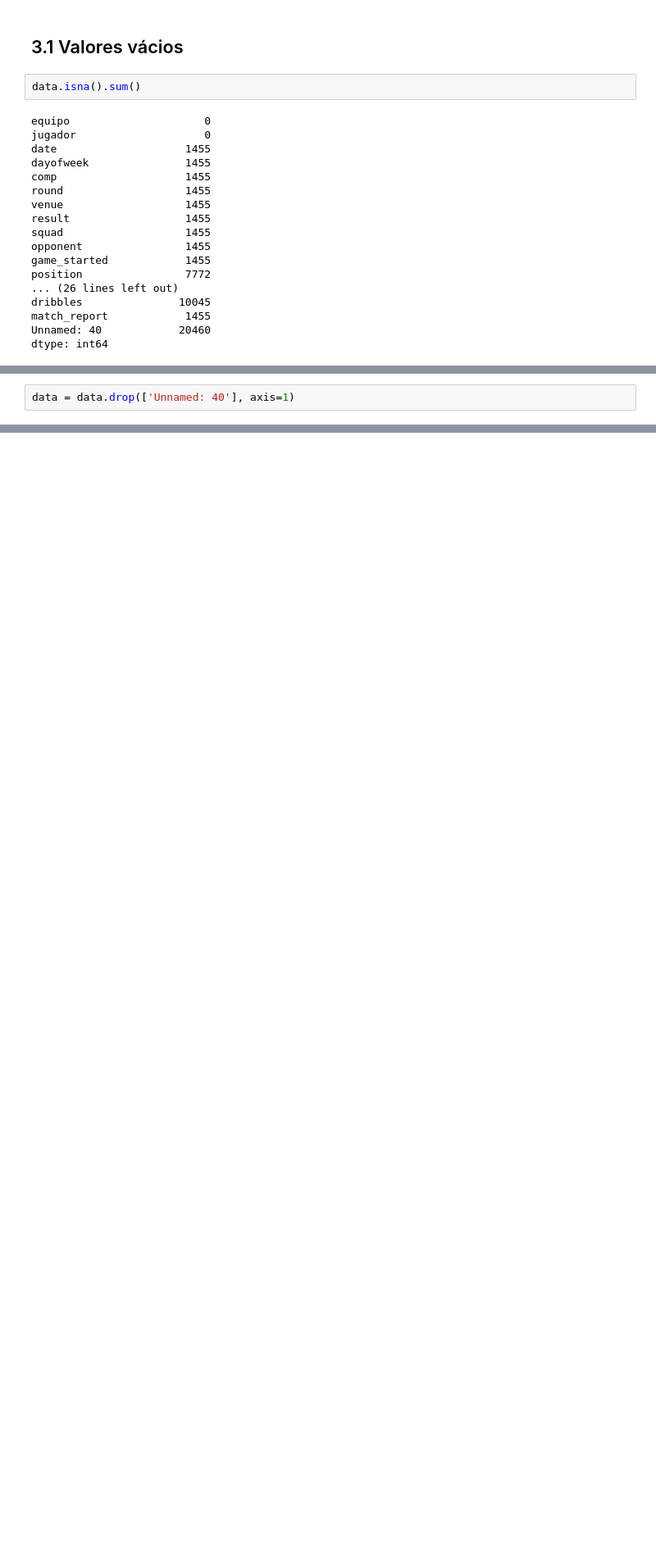
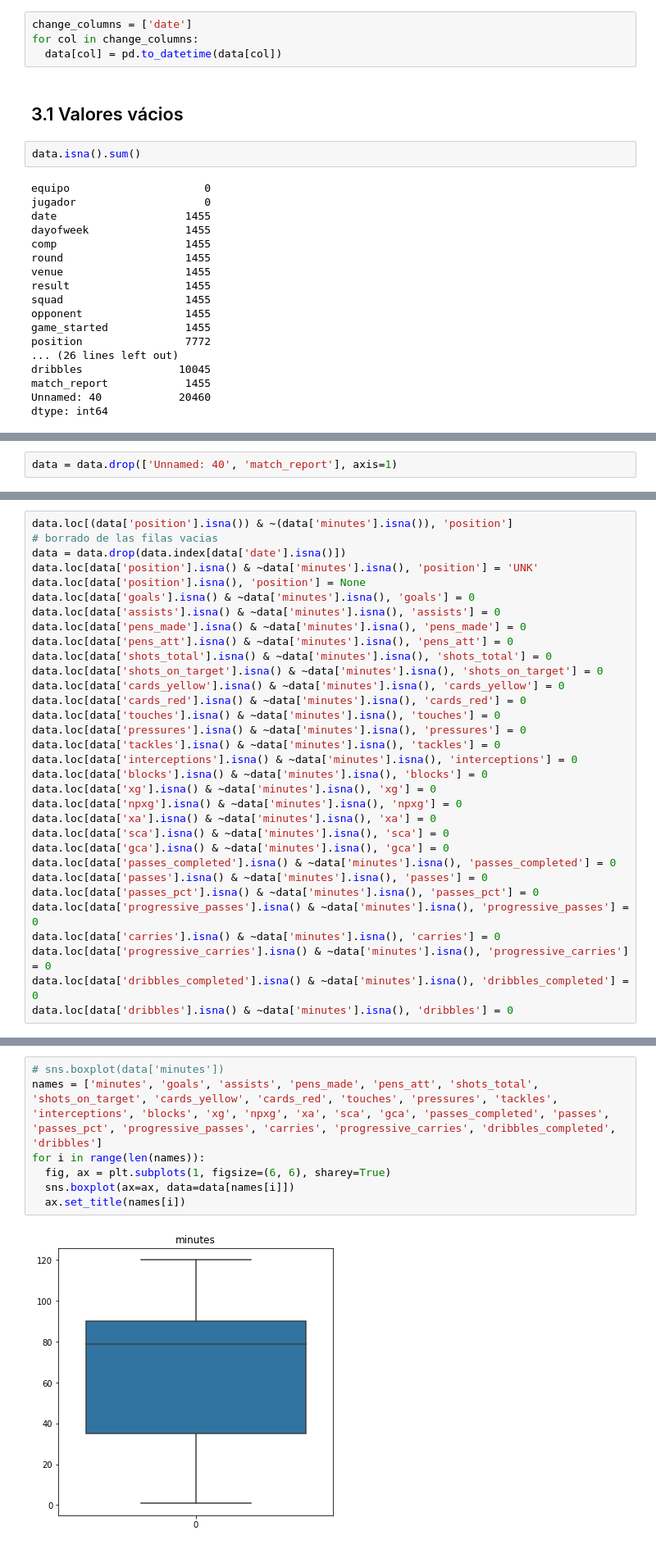
Before and after one commit to KoNGoL/Tipologia_prac1, a Jupyter notebook: Tipologia_prac2.ipynb, the cells around one changed output, grey strips where cells are left out. Shown at 82% size. Drawn from its saved outputs; the diff is of its cells as text; blank space fills up the shorter version.

```diff
--- a/Tipologia_prac2.ipynb
+++ b/Tipologia_prac2.ipynb
@@ -52,3 +79,7 @@ Los nombres de las variables son: Index(['equipo', 'jugador', 'date', 'dayofweek
+# %%
+change_columns = ['date']
+for col in change_columns:
+  data[col] = pd.to_datetime(data[col])
 # %% [markdown]
 ## 3.1 Valores vácios
 # %%
@@ -76,2 +107,2 @@ Vemos que se ha producido un error al cargar el CSV y se ha generado una columna
 # %%
-data = data.drop(['Unnamed: 40'], axis=1)
+data = data.drop(['Unnamed: 40', 'match_report'], axis=1)
@@ -81,0 +116,32 @@ KeyError: ignored
+# %%
+data.loc[(data['position'].isna()) & ~(data['minutes'].isna()), 'position']
+# borrado de las filas vacias
+data = data.drop(data.index[data['date'].isna()])
+data.loc[data['position'].isna() & ~data['minutes'].isna(), 'position'] = 'UNK'
+data.loc[data['position'].isna(), 'position'] = None
+data.loc[data['goals'].isna() & ~data['minutes'].isna(), 'goals'] = 0
+data.loc[data['assists'].isna() & ~data['minutes'].isna(), 'assists'] = 0
+data.loc[data['pens_made'].isna() & ~data['minutes'].isna(), 'pens_made'] = 0
+data.loc[data['pens_att'].isna() & ~data['minutes'].isna(), 'pens_att'] = 0
+data.loc[data['shots_total'].isna() & ~data['minutes'].isna(), 'shots_total'] = 0
+data.loc[data['shots_on_target'].isna() & ~data['minutes'].isna(), 'shots_on_target'] = 0
+data.loc[data['cards_yellow'].isna() & ~data['minutes'].isna(), 'cards_yellow'] = 0
+data.loc[data['cards_red'].isna() & ~data['minutes'].isna(), 'cards_red'] = 0
+data.loc[data['touches'].isna() & ~data['minutes'].isna(), 'touches'] = 0
+data.loc[data['pressures'].isna() & ~data['minutes'].isna(), 'pressures'] = 0
+data.loc[data['tackles'].isna() & ~data['minutes'].isna(), 'tackles'] = 0
+data.loc[data['interceptions'].isna() & ~data['minutes'].isna(), 'interceptions'] = 0
+data.loc[data['blocks'].isna() & ~data['minutes'].isna(), 'blocks'] = 0
+data.loc[data['xg'].isna() & ~data['minutes'].isna(), 'xg'] = 0
+data.loc[data['npxg'].isna() & ~data['minutes'].isna(), 'npxg'] = 0
+data.loc[data['xa'].isna() & ~data['minutes'].isna(), 'xa'] = 0
+data.loc[data['sca'].isna() & ~data['minutes'].isna(), 'sca'] = 0
+data.loc[data['gca'].isna() & ~data['minutes'].isna(), 'gca'] = 0
+data.loc[data['passes_completed'].isna() & ~data['minutes'].isna(), 'passes_completed'] = 0
+data.loc[data['passes'].isna() & ~data['minutes'].isna(), 'passes'] = 0
+data.loc[data['passes_pct'].isna() & ~data['minutes'].isna(), 'passes_pct'] = 0
+data.loc[data['progressive_passes'].isna() & ~data['minutes'].isna(), 'progressive_passes'] = 0
+data.loc[data['carries'].isna() & ~data['minutes'].isna(), 'carries'] = 0
+data.loc[data['progressive_carries'].isna() & ~data['minutes'].isna(), 'progressive_carries'] = 0
+data.loc[data['dribbles_completed'].isna() & ~data['minutes'].isna(), 'dribbles_completed'] = 0
+data.loc[data['dribbles'].isna() & ~data['minutes'].isna(), 'dribbles'] = 0
@@ -81,0 +151,9 @@ KeyError: ignored
+# %%
+# sns.boxplot(data['minutes'])
+names = ['minutes', 'goals', 'assists', 'pens_made', 'pens_att', 'shots_total', 'shots_on_target', 'cards_yellow', 'cards_red', 'touches', 'pressures', 'tackles', 'interceptions', 'blocks', 'xg', 'npxg', 'xa', 'sca', 'gca', 'passes_completed', 'passes', 'passes_pct', 'progressive_passes', 'carries', 'progressive_carries', 'dribbles_completed', 'dribbles']
+for i in range(len(names)):
+  fig, ax = plt.subplots(1, figsize=(6, 6), sharey=True)
+  sns.boxplot(ax=ax, data=data[names[i]])
+  ax.set_title(names[i])
+# %% [output]
+[figure, added]
```
Also changed, not shown: parts of 12 cells of this notebook.
